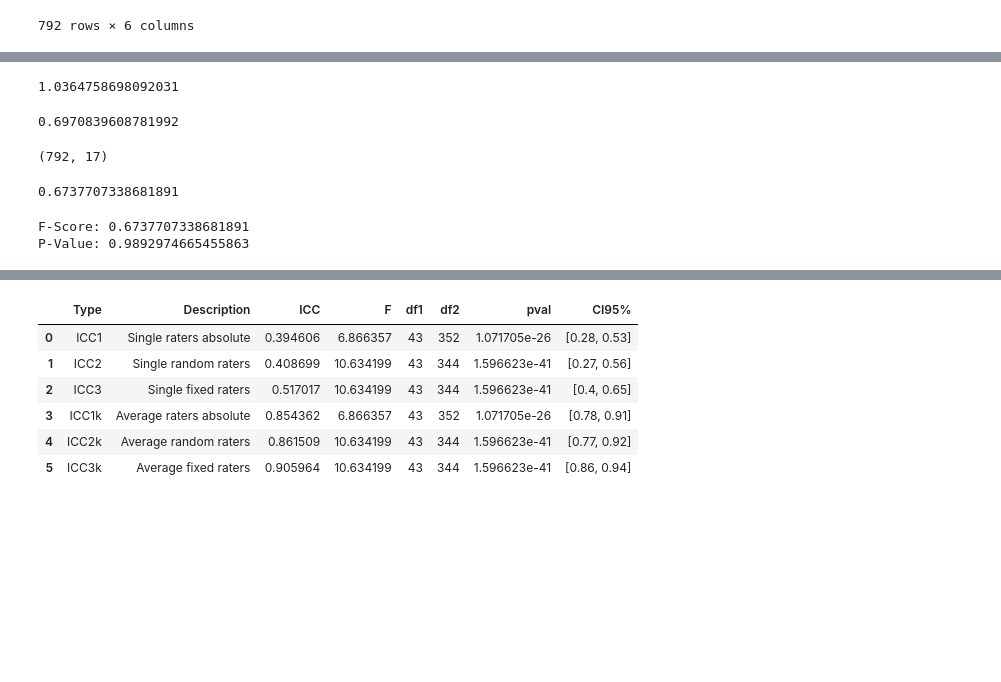
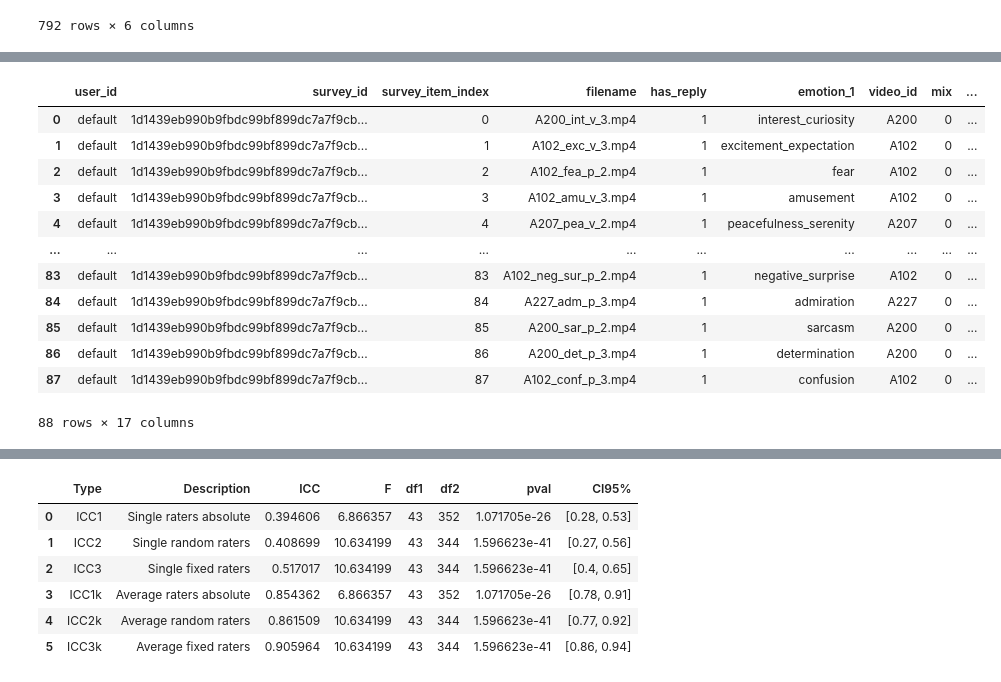
Before and after one commit to timlac/reco-response-analysis, a Jupyter notebook: appraisal/reliability_notebook.ipynb, the cells around one changed output, grey strips where cells are left out. Cells and saved outputs as stored; diff of their text form; code cells hidden in the pictures; blank space fills up the shorter version.

```diff
--- a/appraisal/reliability_notebook.ipynb
+++ b/appraisal/reliability_notebook.ipynb
@@ -154,39 +57,17 @@ Name: reply_dim_Novelty, Length: 88, dtype: float64
-# %%
-intermediary_df = df[['filename', scales[0]]].copy()
-video_means = intermediary_df.groupby('filename')[scales[0]].mean().rename('video_mean')
-intermediary_df = intermediary_df.merge(video_means, on='filename')
-
-intermediary_df['squared_diffs'] = (intermediary_df[scales[0]] - intermediary_df['video_mean']) ** 2
-
-MSE = intermediary_df['squared_diffs'].mean()
-MSE
-# %% [output]
-1.0364758698092031
-# %%
-MSB - MSE / (MSB +  (792 -1) * MSE)
-# %% [output]
-0.6970839608781992
-# %%
-df.shape
-# %% [output]
-(792, 17)
-# %%
-F = MSB / MSE
-F
-# %% [output]
-0.6737707338681891
-# %%
-from scipy.stats import f
-
-df_between = 87  # 88 videos - 1
-df_within = 792  # 880 observations - 88 videos
-F_score = MSB / MSE
-
-# Get the p-value
-p_value = f.sf(F_score, df_between, df_within)
-
-print("F-Score:", F_score)
-print("P-Value:", p_value)
-# %% [output]
-F-Score: 0.6737707338681891
-P-Value: 0.9892974665455863
+# %%
+df_1 = df[df['survey_id'] == '1d1439eb990b9fbdc99bf899dc7a7f9cb61a9a404e5677631723cd56788b2d4a']
+df_1
+# %% [output]
+|  | user_id | survey_id | survey_item_index | filename | has_reply | emotion_1 | video_id | mix | ... |
+| 0 | default | 1d1439eb990b9fbdc99bf899dc7a7f9cb... | 0 | A200_int_v_3.mp4 | 1 | interest_curiosity | A200 | 0 | ... |
+| 1 | default | 1d1439eb990b9fbdc99bf899dc7a7f9cb... | 1 | A102_exc_v_3.mp4 | 1 | excitement_expectation | A102 | 0 | ... |
+| 2 | default | 1d1439eb990b9fbdc99bf899dc7a7f9cb... | 2 | A102_fea_p_2.mp4 | 1 | fear | A102 | 0 | ... |
+| 3 | default | 1d1439eb990b9fbdc99bf899dc7a7f9cb... | 3 | A102_amu_v_3.mp4 | 1 | amusement | A102 | 0 | ... |
+| 4 | default | 1d1439eb990b9fbdc99bf899dc7a7f9cb... | 4 | A207_pea_v_2.mp4 | 1 | peacefulness_serenity | A207 | 0 | ... |
+| ... | ... | ... | ... | ... | ... | ... | ... | ... | ... |
+| 83 | default | 1d1439eb990b9fbdc99bf899dc7a7f9cb... | 83 | A102_neg_sur_p_2.mp4 | 1 | negative_surprise | A102 | 0 | ... |
+| 84 | default | 1d1439eb990b9fbdc99bf899dc7a7f9cb... | 84 | A227_adm_p_3.mp4 | 1 | admiration | A227 | 0 | ... |
+| 85 | default | 1d1439eb990b9fbdc99bf899dc7a7f9cb... | 85 | A200_sar_p_2.mp4 | 1 | sarcasm | A200 | 0 | ... |
+| 86 | default | 1d1439eb990b9fbdc99bf899dc7a7f9cb... | 86 | A200_det_p_3.mp4 | 1 | determination | A200 | 0 | ... |
+| 87 | default | 1d1439eb990b9fbdc99bf899dc7a7f9cb... | 87 | A102_conf_p_3.mp4 | 1 | confusion | A102 | 0 | ... |
+88 rows × 17 columns
```
Also changed, not shown: parts of 33 cells of this notebook, 6 other files.
